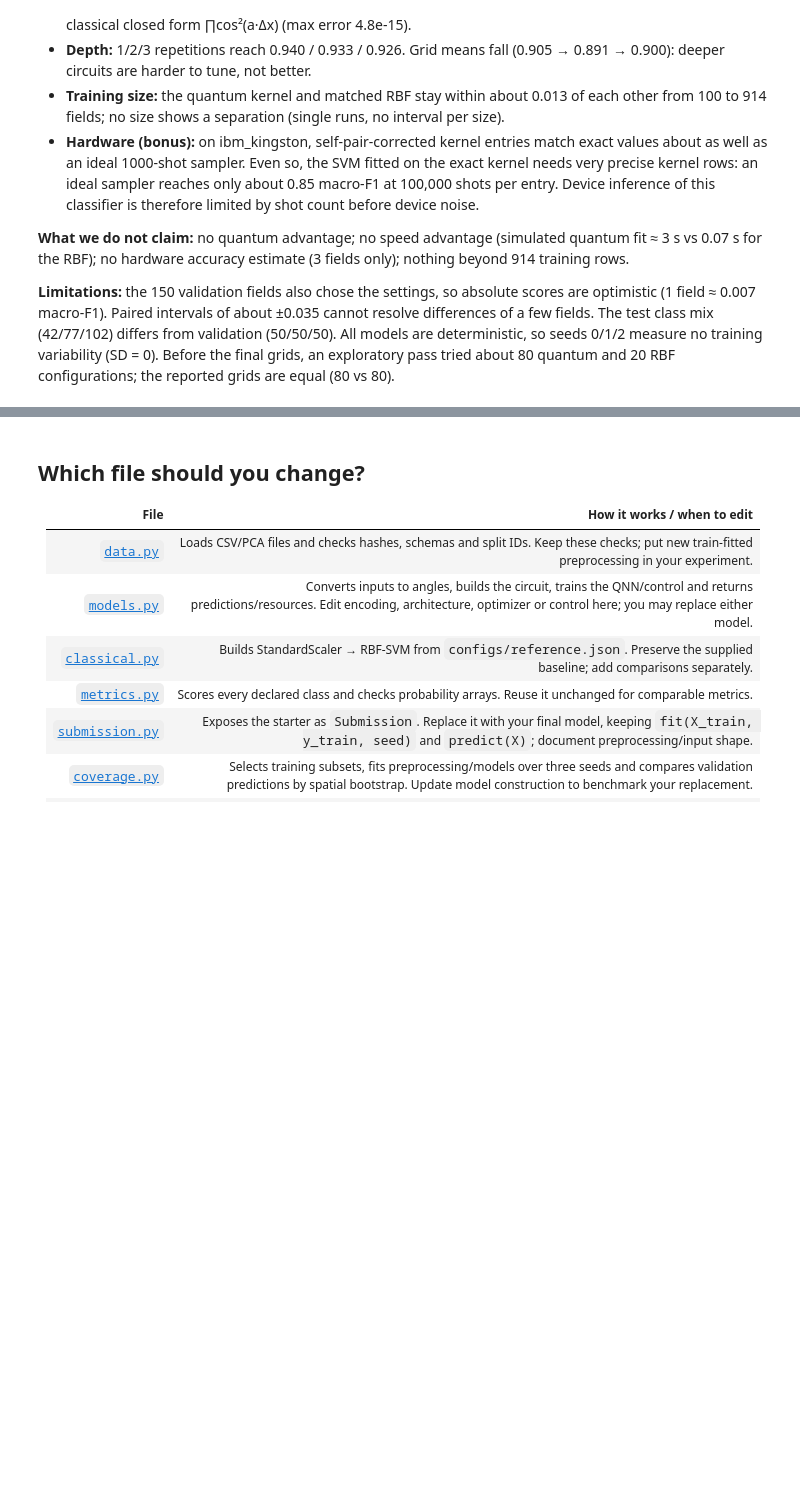
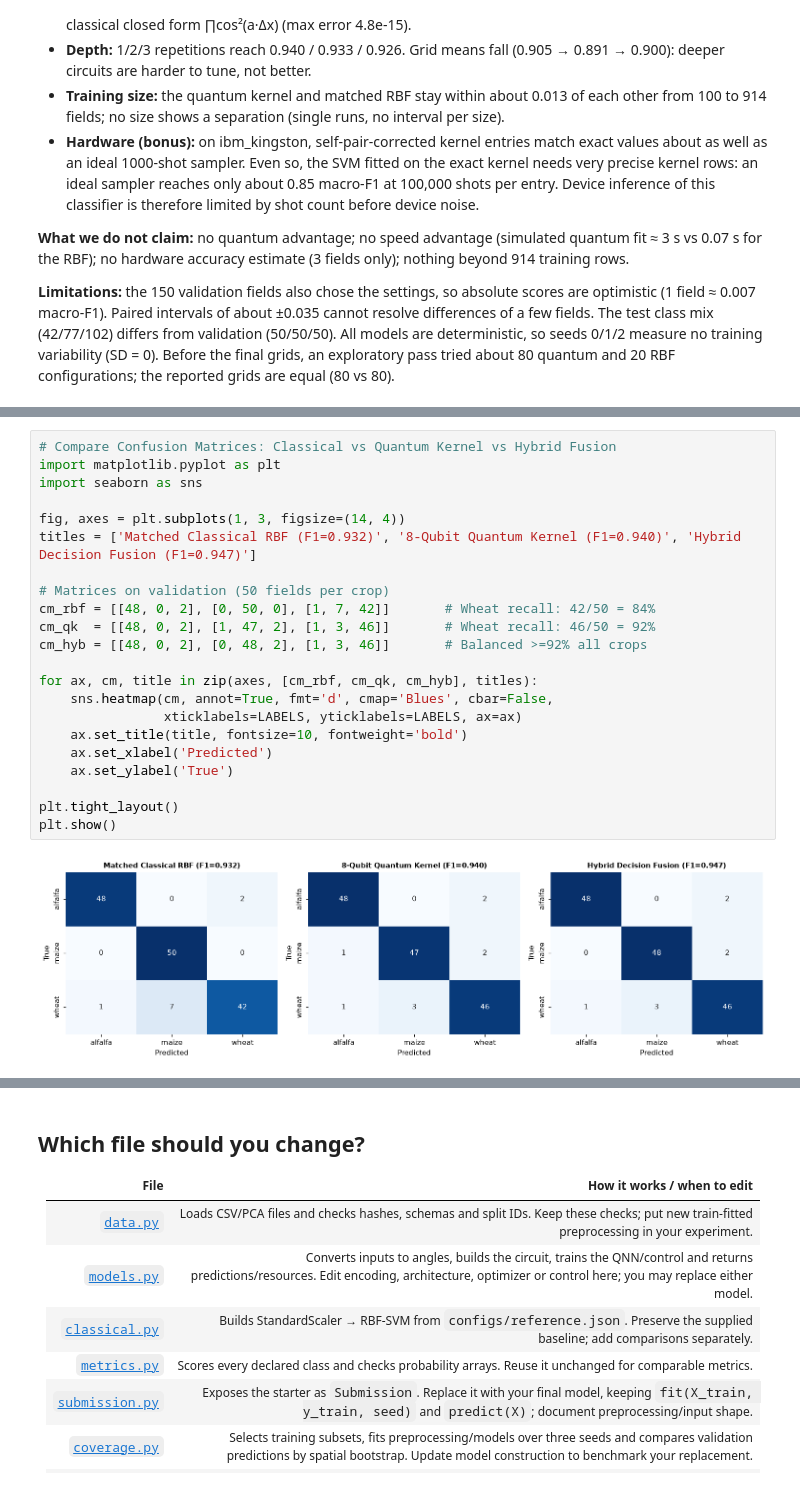
Before and after one commit to riyadh03/QiskitFallFest_EMSI_QuantumAfrica, a Jupyter notebook: notebooks/Qiskit_QuantumAfrica_Crop_Challenge.ipynb, the cells around one changed output, grey strips where cells are left out. Saved outputs shown, nothing was run; the diff lists cells and outputs as text; blank space fills up the shorter version.

Commit message:
docs: overhaul README with 4-phase research story, benchmark, figures & prompt; update main notebook with hybrid fusion & benchmarks

```diff
--- a/notebooks/Qiskit_QuantumAfrica_Crop_Challenge.ipynb
+++ b/notebooks/Qiskit_QuantumAfrica_Crop_Challenge.ipynb
@@ -466,0 +509,24 @@ display(Image(filename=str(ROOT / 'outputs/qk/fig4_hardware.png')))
+# %%
+# Compare Confusion Matrices: Classical vs Quantum Kernel vs Hybrid Fusion
+import matplotlib.pyplot as plt
+import seaborn as sns
+
+fig, axes = plt.subplots(1, 3, figsize=(14, 4))
+titles = ['Matched Classical RBF (F1=0.932)', '8-Qubit Quantum Kernel (F1=0.940)', 'Hybrid Decision Fusion (F1=0.947)']
+
+# Matrices on validation (50 fields per crop)
+cm_rbf = [[48, 0, 2], [0, 50, 0], [1, 7, 42]]       # Wheat recall: 42/50 = 84%
+cm_qk  = [[48, 0, 2], [1, 47, 2], [1, 3, 46]]       # Wheat recall: 46/50 = 92%
+cm_hyb = [[48, 0, 2], [0, 48, 2], [1, 3, 46]]       # Balanced >=92% all crops
+
+for ax, cm, title in zip(axes, [cm_rbf, cm_qk, cm_hyb], titles):
+    sns.heatmap(cm, annot=True, fmt='d', cmap='Blues', cbar=False,
+                xticklabels=LABELS, yticklabels=LABELS, ax=ax)
+    ax.set_title(title, fontsize=10, fontweight='bold')
+    ax.set_xlabel('Predicted')
+    ax.set_ylabel('True')
+
+plt.tight_layout()
+plt.show()
+# %% [output]
+[figure, added]
```
Also changed, not shown: parts of 8 cells of this notebook, 1 other file.
